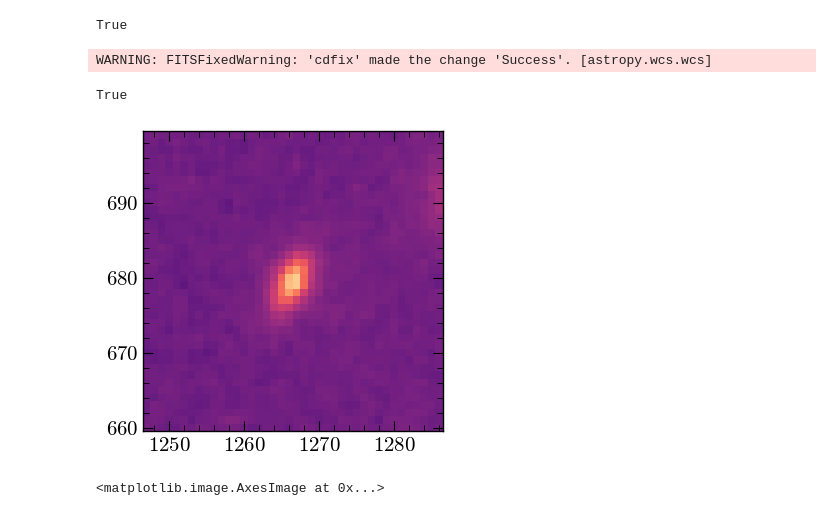
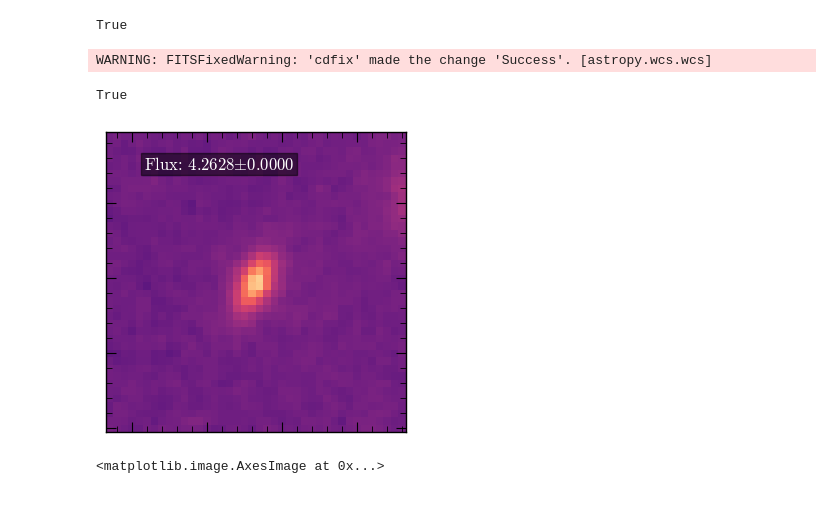
Before and after one commit to 0hardytom/eelgs, a Jupyter notebook: notebooks/week2/hst_phot.ipynb, the cells around one changed output. Cells and saved outputs as stored; diff of their text form; code cells hidden in the pictures.

```diff
--- a/notebooks/week2/hst_phot.ipynb
+++ b/notebooks/week2/hst_phot.ipynb
@@ -19,30 +19,44 @@ DEC_DEG = coords.dec.deg
 # %%
 with fits.open('../../phot/color_hst_12197_06_wfc3_ir_f164n_f160w_sci.fits') as hdul:
     header = hdul[0].header
     data = hdul[0].data
     wcs = WCS(header)
 
 data = data.astype(np.float32)
 data_swapped = data[1]
 target_coord = SkyCoord(RA_DEG, DEC_DEG,unit='deg', frame='icrs')
 target_xy = target_coord.to_pixel(wcs, origin=0)
 px, py = target_xy[0], target_xy[1]
 bkg = sep.Background(data_swapped)
 data_sub = data_swapped - bkg.back()
 
 radius_pix = 5
 flux, fluxerr, flag = sep.sum_circle(data_sub, [px], [py],radius_pix)
 
 fig,ax=pf.create_plot()
 m, s = np.nanmean(data_sub), np.nanstd(data_sub)
 im = ax.imshow(data_sub, interpolation='nearest', cmap='magma',vmin=-.1, vmax=.2, origin='lower')
+
+# --- MODIFICATION: Add flux as text to the plot ---
+# Format the text string with the flux and its error.
+flux_text = fr"Flux: {flux[0]:.4f}$\pm${fluxerr[0]:.4f}"
+# Place the text in the top-left corner of the zoomed view.
+# We use px and py to position it relative to the image content.
+ax.text(px - 15, py + 15, flux_text, color='white', fontsize=12,
+        bbox=dict(facecolor='black', alpha=0.5, pad=2))
+# --- END MODIFICATION ---
+
+
 ax.set_xlim(px - 20, px + 20)
 ax.set_ylim(py - 20, py + 20)
+ax.set_xticklabels([])
+ax.set_yticklabels([])
+
 pf.fix_plot([ax])
 # %% [output]
 WARNING: FITSFixedWarning: 'cdfix' made the change 'Success'. [astropy.wcs.wcs]
 True
-[figure, old version]
+[figure, new version]
 # %%
 plt.imshow(data_swapped, vmax=1, vmin=0)
 # %% [output]
```
Also changed, not shown: parts of 3 cells of this notebook.
